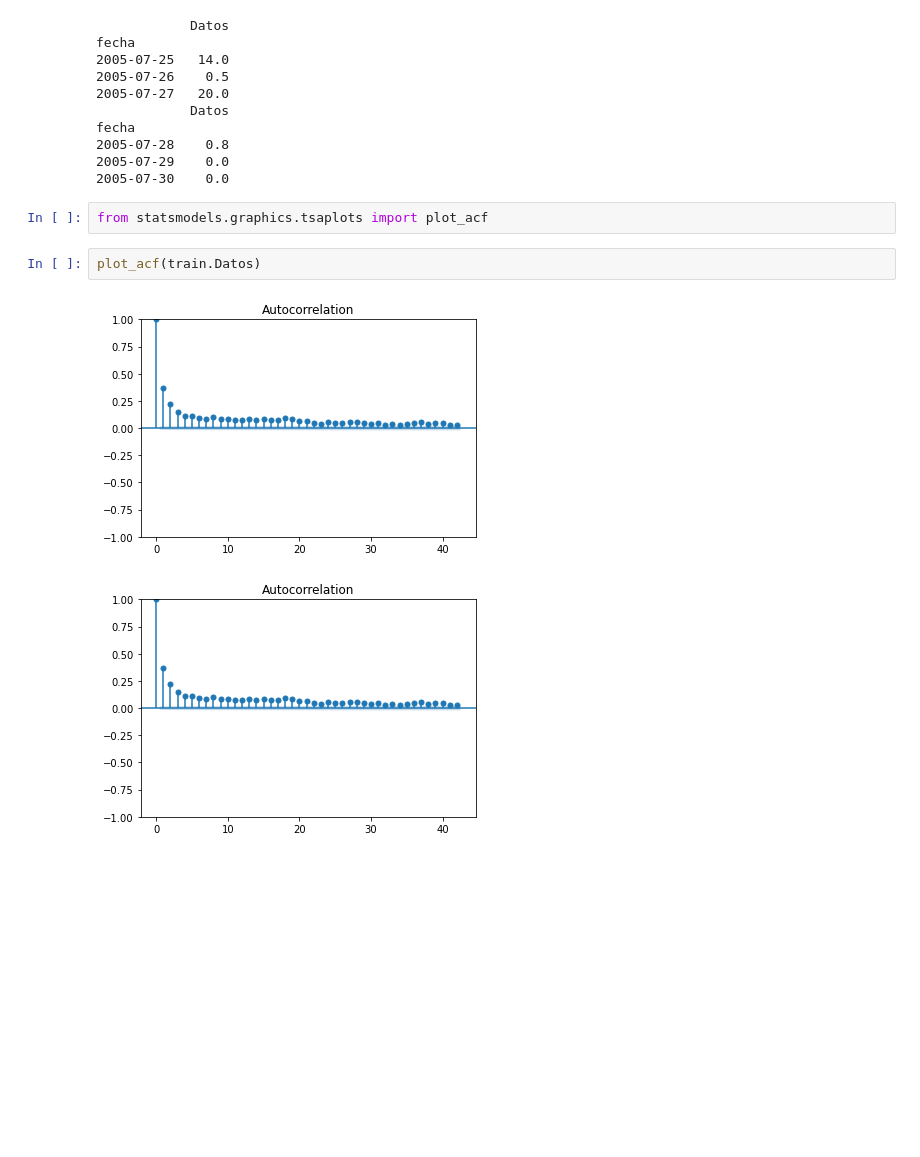
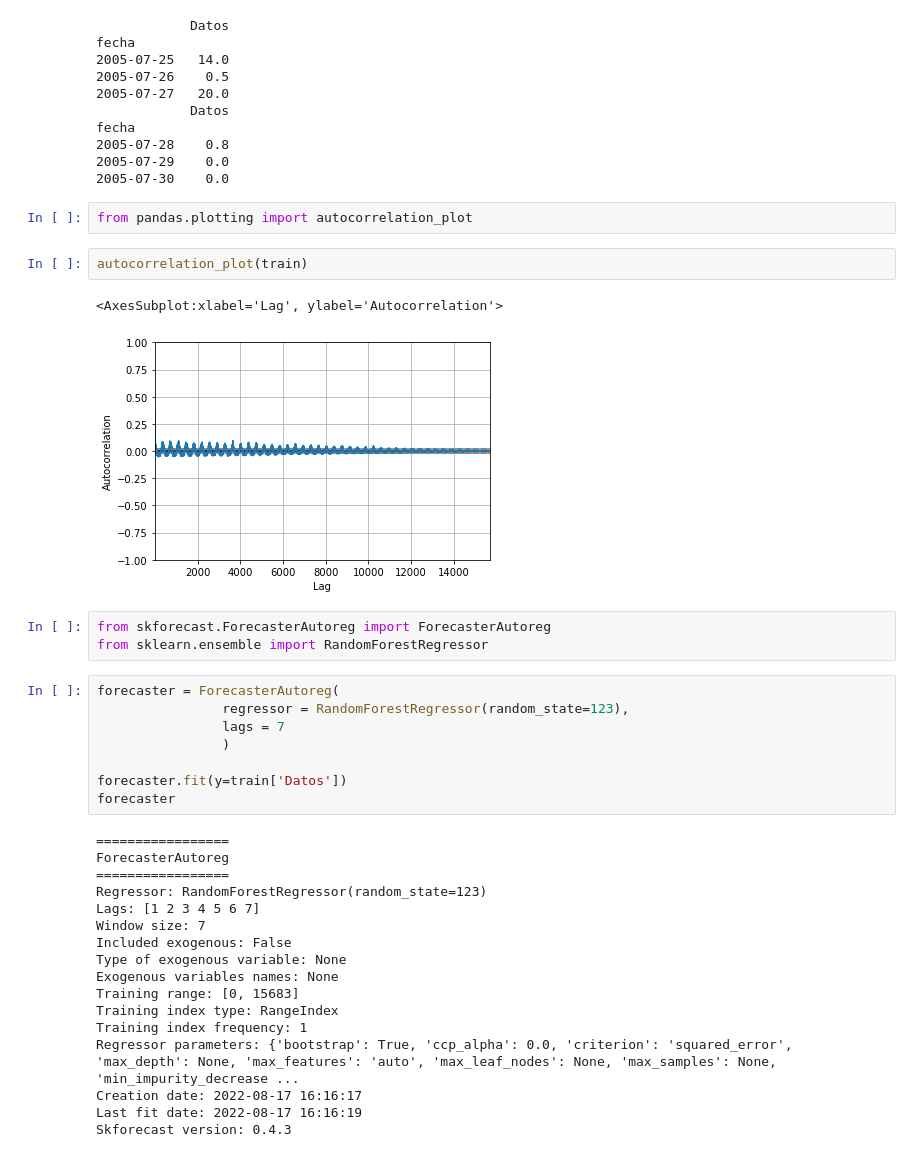
Before and after one commit to Ro-teodoro/clicom, a Jupyter notebook: clicom.ipynb, the cells around one changed output. Drawn from its saved outputs; the diff is of its cells as text; blank space fills up the shorter version.

```diff
--- a/clicom.ipynb
+++ b/clicom.ipynb
@@ -374,10 +343,38 @@ fecha
 2005-07-28    0.8
 2005-07-29    0.0
 2005-07-30    0.0
-# %%
-from statsmodels.graphics.tsaplots import plot_acf
-# %%
-plot_acf(train.Datos)
-# %% [output]
-[figure, removed]
-[figure, removed]
+# %%
+from pandas.plotting import autocorrelation_plot
+# %%
+autocorrelation_plot(train)
+# %% [output]
+<AxesSubplot:xlabel='Lag', ylabel='Autocorrelation'>
+[figure, added]
+# %%
+from skforecast.ForecasterAutoreg import ForecasterAutoreg
+from sklearn.ensemble import RandomForestRegressor
+# %%
+forecaster = ForecasterAutoreg(
+                regressor = RandomForestRegressor(random_state=123),
+                lags = 7
+                )
+
+forecaster.fit(y=train['Datos'])
+forecaster
+# %% [output]
+=================
+ForecasterAutoreg
+=================
+Regressor: RandomForestRegressor(random_state=123)
+Lags: [1 2 3 4 5 6 7]
+Window size: 7
+Included exogenous: False
+Type of exogenous variable: None
+Exogenous variables names: None
+Training range: [0, 15683]
+Training index type: RangeIndex
+Training index frequency: 1
+Regressor parameters: {'bootstrap': True, 'ccp_alpha': 0.0, 'criterion': 'squared_error', 'max_depth': None, 'max_features': 'auto', 'max_leaf_nodes': None, 'max_samples': None, 'min_impurity_decrease ...
+Creation date: 2022-08-17 16:16:17
+Last fit date: 2022-08-17 16:16:19
+Skforecast version: 0.4.3
```
Also changed, not shown: parts of 8 cells of this notebook.
